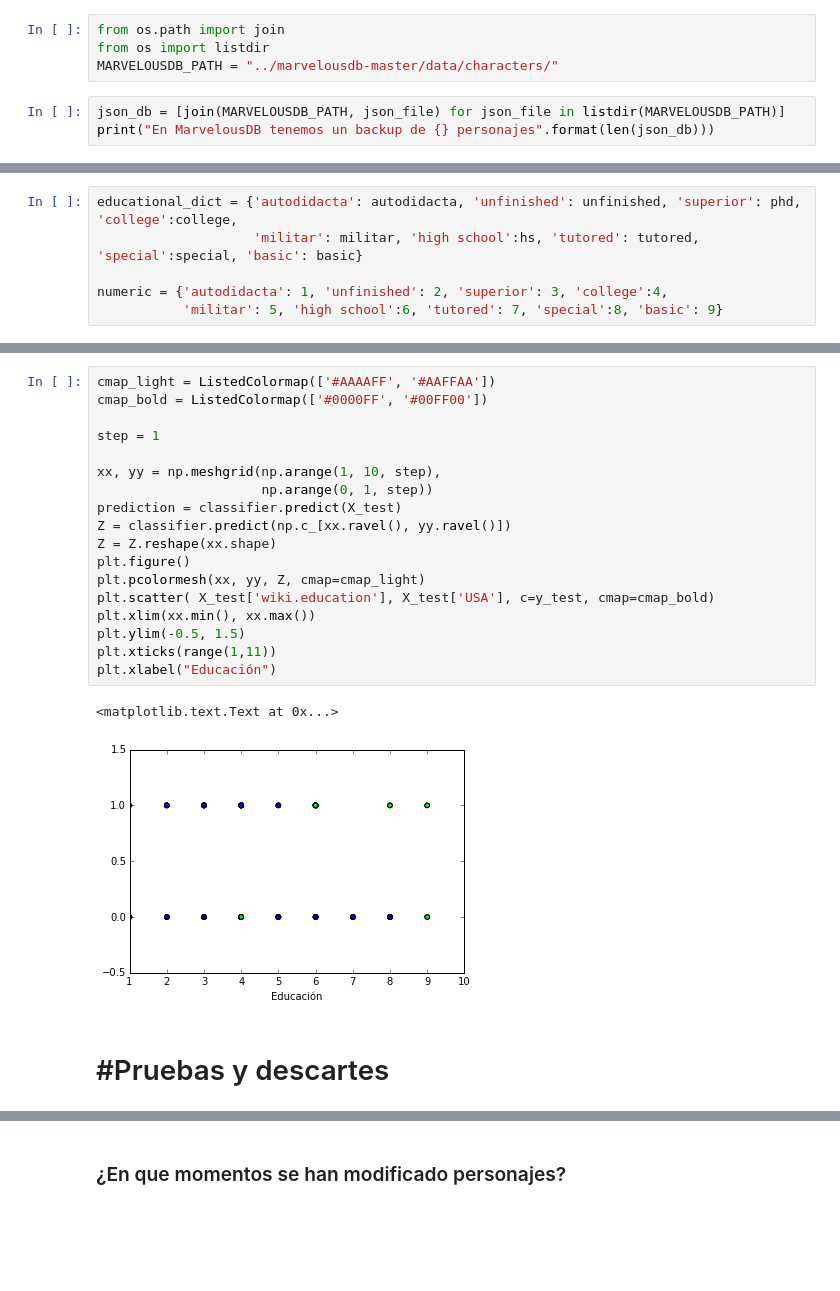
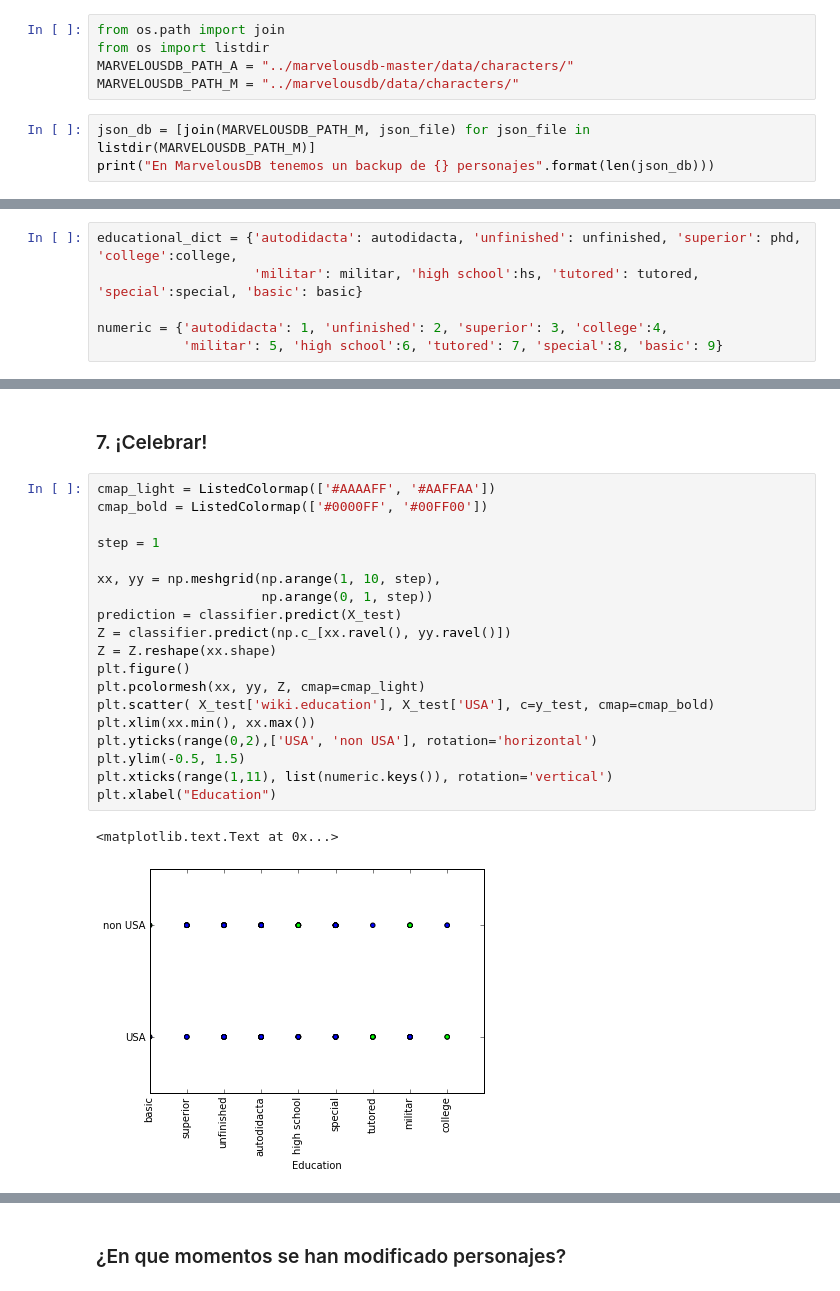
Before and after one commit to maigimenez/aurora, a Jupyter notebook: Aurora.ipynb, the cells around one changed output, grey strips where cells are left out. Drawn from its saved outputs; the diff is of its cells as text; blank space fills up the shorter version.

```diff
--- a/Aurora.ipynb
+++ b/Aurora.ipynb
@@ -121,9 +125,10 @@ import json
 # %%
 from os.path import join
 from os import listdir
-MARVELOUSDB_PATH = "../marvelousdb-master/data/characters/"
+MARVELOUSDB_PATH_A = "../marvelousdb-master/data/characters/"
+MARVELOUSDB_PATH_M = "../marvelousdb/data/characters/"
 # %%
-json_db = [join(MARVELOUSDB_PATH, json_file) for json_file in listdir(MARVELOUSDB_PATH)]
+json_db = [join(MARVELOUSDB_PATH_M, json_file) for json_file in listdir(MARVELOUSDB_PATH_M)]
 print("En MarvelousDB tenemos un backup de {} personajes".format(len(json_db)))
 # %% [output]
 En MarvelousDB tenemos un backup de 1402 personajes
@@ -1271,23 +1283,24 @@ print("* Precisión: {}\n* Exhaustividad: {}.\n* F1-Score: {}".format(accuracy*1
+# %% [markdown]
+### 7. ¡Celebrar!
 # %%
 cmap_light = ListedColormap(['#AAAAFF', '#AAFFAA'])
 cmap_bold = ListedColormap(['#0000FF', '#00FF00'])
 
 step = 1
 
 xx, yy = np.meshgrid(np.arange(1, 10, step),
                      np.arange(0, 1, step))
 prediction = classifier.predict(X_test)
 Z = classifier.predict(np.c_[xx.ravel(), yy.ravel()])
 Z = Z.reshape(xx.shape)
 plt.figure()
 plt.pcolormesh(xx, yy, Z, cmap=cmap_light)
 plt.scatter( X_test['wiki.education'], X_test['USA'], c=y_test, cmap=cmap_bold)
 plt.xlim(xx.min(), xx.max())
+plt.yticks(range(0,2),['USA', 'non USA'], rotation='horizontal')
 plt.ylim(-0.5, 1.5)
-plt.xticks(range(1,11))
-plt.xlabel("Educación")
+plt.xticks(range(1,11), list(numeric.keys()), rotation='vertical')
+plt.xlabel("Education")
 # %% [output]
 <matplotlib.text.Text at 0x...>
-[figure, old version]
+[figure, new version]
-# %% [markdown]
-# #Pruebas y descartes
```
Also changed, not shown: parts of 101 cells of this notebook, 1 other file.
